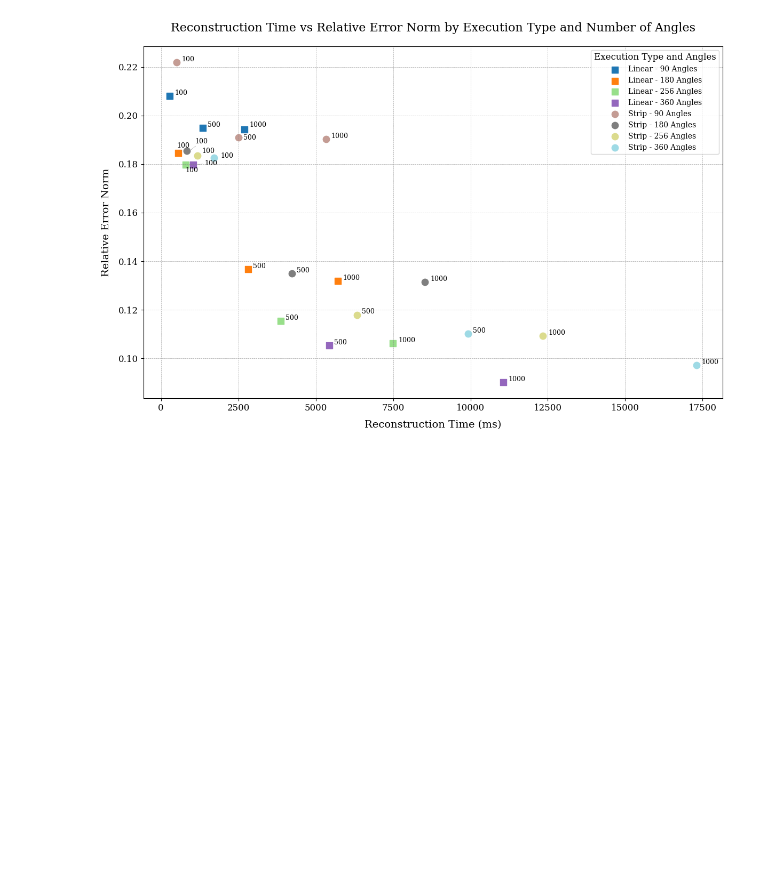
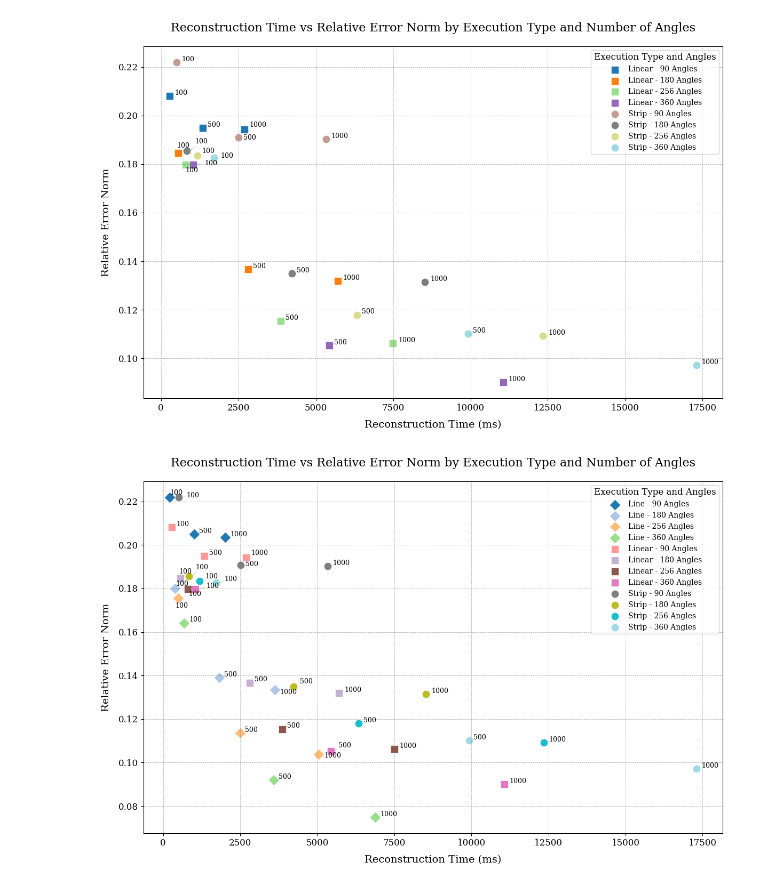
Before and after one commit to ksuraev/Cimmino-Phantom-Reconstruction, a Jupyter notebook: plots.ipynb, the cells around one changed output. Cells and saved outputs as stored; diff of their text form; code cells hidden in the pictures; blank space fills up the shorter version.

```diff
--- a/plots.ipynb
+++ b/plots.ipynb
@@ -304,4 +298,66 @@ plt.tight_layout()
 plt.show()
 # %% [output]
 [figure]
+# %%
+metal = pd.read_csv('metal-logs/relaxation_experiment_log.csv')
+
+metal['ReconstructionTime_ms'] = pd.to_numeric(metal['ReconstructionTime_ms'], errors='coerce')
+metal['FinalErrorNorm'] = pd.to_numeric(metal['FinalErrorNorm'], errors='coerce')
+
+plt.rcParams.update({'font.size': 12, 'font.family': 'serif'})
+
+metal = metal.dropna(subset=['ReconstructionTime_ms', 'FinalErrorNorm'])
+
+metal = metal[metal['FinalErrorNorm'] < 1]
+metal = metal[metal['NumIterations'] <= 1000]
+metal = metal[(metal['ExecutionType'] == 'Metal') | (metal['ExecutionType'] == 'Metal-linear') | (metal['ExecutionType'] == 'Metal-line')]
+
+metal['ExecutionType'] = metal['ExecutionType'].replace({'Metal': 'Strip'})
+metal['ExecutionType'] = metal['ExecutionType'].replace({'Metal-linear': 'Linear'})
+metal['ExecutionType'] = metal['ExecutionType'].replace({'Metal-line': 'Line'})
+
+grouped = metal.groupby(['ExecutionType', 'NumIterations', 'RelaxationFactor', 'NumAngles'])[['FinalErrorNorm', 'ReconstructionTime_ms']].mean().reset_index()
+
+# Find the best data for each ExecutionType, angle, and iteration count (minimum FinalErrorNorm)
+best_data = grouped.loc[grouped.groupby(['ExecutionType', 'NumAngles', 'NumIterations'])['FinalErrorNorm'].idxmin()]
+
+plt.figure(figsize=(12, 8))
+
+execution_types = best_data['ExecutionType'].unique()
+colors = plt.cm.tab20(np.linspace(0, 1, len(execution_types) * len(best_data['NumAngles'].unique())))
+marker_mapping = {
+    'Strip': 'o',
+    'Linear': 's',
+    'Line': 'D'
+}
+
+texts = []
+color_index = 0
+for execution_type, color, marker in zip(execution_types, colors, marker_mapping.values()):
+    subset = best_data[best_data['ExecutionType'] == execution_type]
+    angles = subset['NumAngles'].unique()
+    for angle in angles:
+        angle_subset = subset[subset['NumAngles'] == angle]
+        marker = marker_mapping.get(execution_type, 'o')
+        color = colors[color_index]
+        color_index += 1
+        plt.scatter(angle_subset['ReconstructionTime_ms'], angle_subset['FinalErrorNorm'],
+                    label=f'{execution_type} - {int(angle)} Angles', color=color, marker=marker, s=80)
+        for _, row in angle_subset.iterrows():
+            texts.append(plt.text(row['ReconstructionTime_ms'] + 100,
+                                row['FinalErrorNorm'],
+                                f"{int(row['NumIterations'])}", fontsize=9, color='black'))
+
+adjust_text(texts, arrowprops=dict(arrowstyle='->', color='gray', lw=0.3))
+
+plt.xlabel('Reconstruction Time (ms)', fontsize=14, labelpad=10)
+plt.ylabel('Relative Error Norm', fontsize=14, labelpad=10)
+plt.title('Reconstruction Time vs Relative Error Norm by Execution Type and Number of Angles', fontsize=16, pad=20)
+plt.legend(title='Execution Type and Angles', title_fontsize=12, fontsize=10, loc='upper right', frameon=True)
+plt.grid(True, which="both", ls="--", linewidth=0.5, color='gray', alpha=0.7)
+
+plt.tight_layout()
+plt.show()
+# %% [output]
+[figure, added]
 # %%
```
Also changed, not shown: parts of 9 cells of this notebook.
